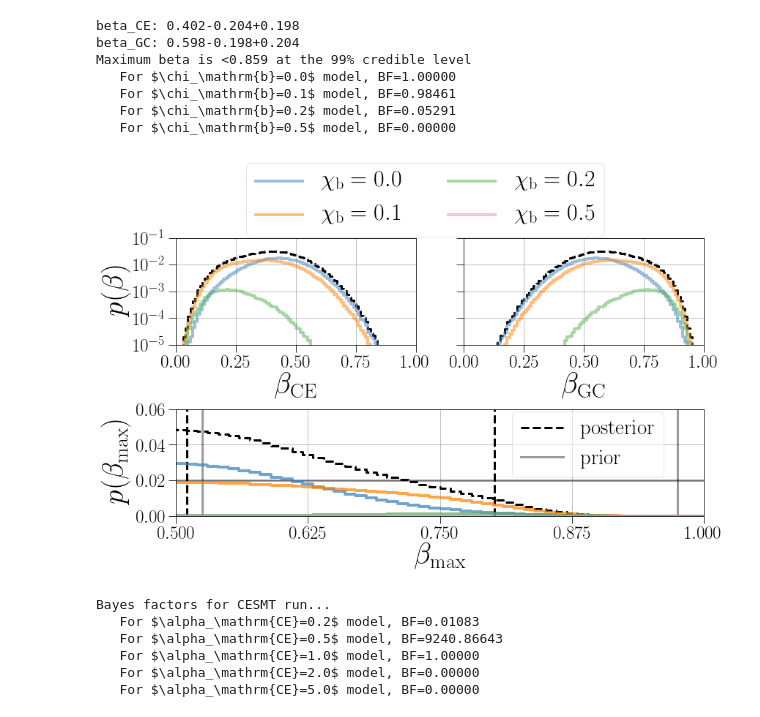
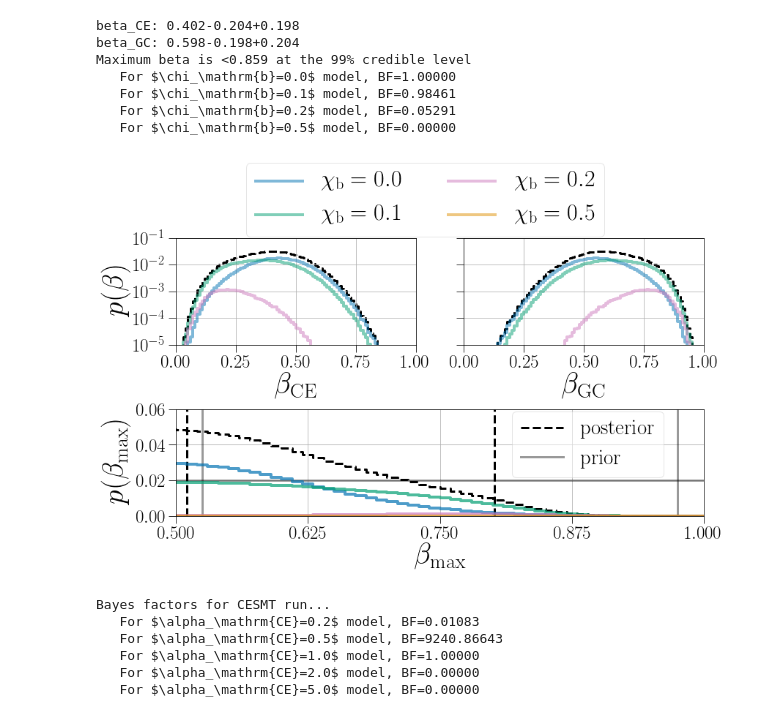
Before and after one commit to michaelzevin/model_selection, a Jupyter notebook: notebooks/paper_plots.ipynb, the cells around one changed output. Drawn from its saved outputs; the diff is of its cells as text; code cells hidden in the pictures.

Commit message:
changed to colorblind friendly colormap

```diff
--- a/notebooks/paper_plots.ipynb
+++ b/notebooks/paper_plots.ipynb
@@ -20,11 +20,8 @@ import peters
 from IPython.core.debugger import set_trace
 from importlib import reload
 
-
-colors = ['#377eb8', '#ff7f00', '#4daf4a',
-                '#f781bf', '#a65628', '#984ea3',
-                '#999999', '#e41a1c', '#dede00']
-#colors = sns.color_palette("Set2", n_colors=9)
+colors = sns.color_palette("colorblind", n_colors=10)
+colors = [colors[0], colors[2], colors[4], colors[1], colors[3], colors[6], colors[9], colors[5], colors[8]]
 
 plt.style.use("/Users/michaelzevin/.MATPLOTLIB_RCPARAMS.sty")
 # %%
@@ -205,17 +202,17 @@ def twochannel_branching_fractions(samples, hyperidx, prior_path, labelsize=40,
     plt.savefig(os.path.join(fig_path, 'beta_CEGC.png'))
 # %%
 twochannel_branching_fractions(samples_CEGC, 0, \
-                         prior_path='/Users/michaelzevin/research/model_selection/model_selection/data/prior/prior_samples_2channel.hdf5', \
+                         prior_path='/Users/michaelzevin/research/model_selection/model_selection/data/beta_prior/prior_samples_2channel.hdf5', \
                               labelsize=40, ticksize=25, legendsize=32)
 # %% [output]
 beta_CE: 0.402-0.204+0.198
 beta_GC: 0.598-0.198+0.204
 Maximum beta is <0.859 at the 99% credible level
    For $\chi_\mathrm{b}=0.0$ model, BF=1.00000
    For $\chi_\mathrm{b}=0.1$ model, BF=0.98461
    For $\chi_\mathrm{b}=0.2$ model, BF=0.05291
    For $\chi_\mathrm{b}=0.5$ model, BF=0.00000
-[figure, old version]
+[figure, new version]
 # %%
 # print BFs for CESMT runs
 print('Bayes factors for CESMT run...')
```
Also changed, not shown: parts of 2 cells of this notebook, 2 other files.
